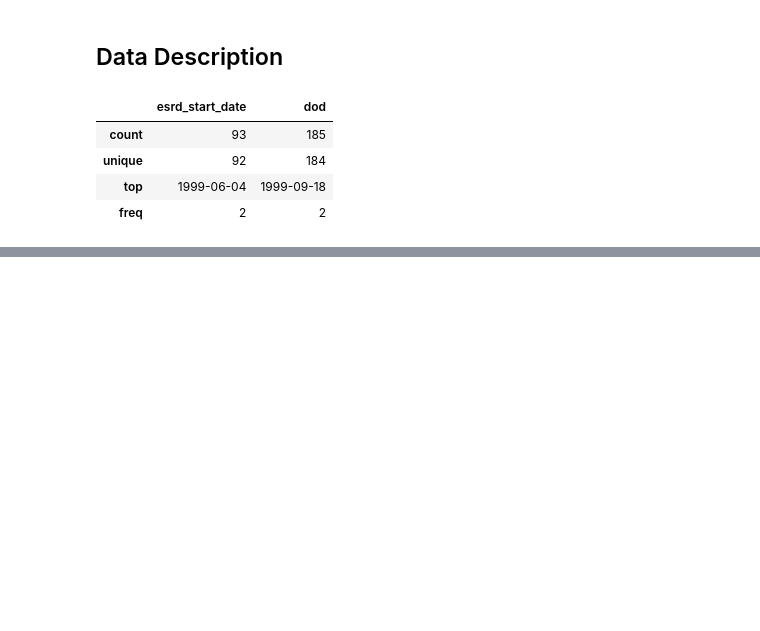
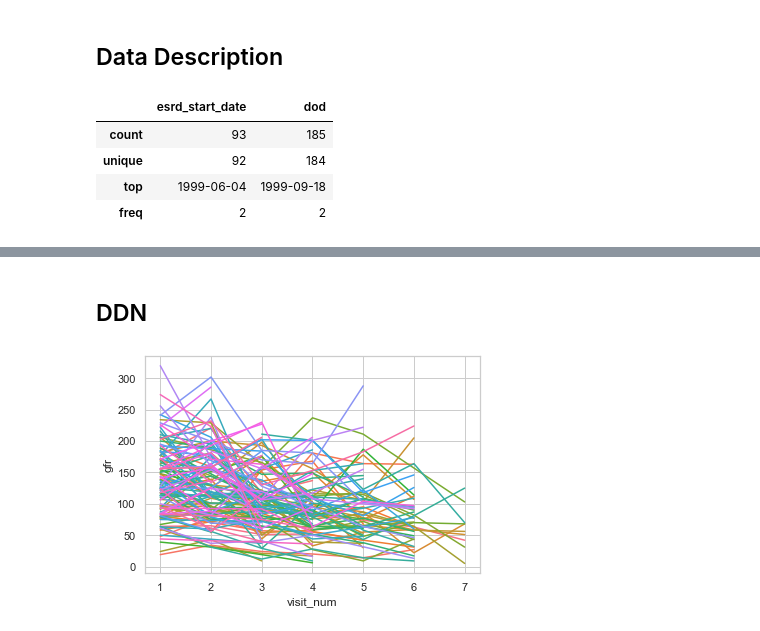
Before and after one commit to netiony/CHCO-Code, a Jupyter notebook: Petter Bjornstad/Pima/master_data/tim_merge/tim_merge.ipynb, the cells around one changed output, grey strips where cells are left out. Cells and saved outputs as stored; diff of their text form; code cells hidden in the pictures; blank space fills up the shorter version.

```diff
--- a/Petter Bjornstad/Pima/master_data/tim_merge/tim_merge.ipynb
+++ b/Petter Bjornstad/Pima/master_data/tim_merge/tim_merge.ipynb
@@ -55,0 +80,8 @@ gfr.dropna(axis=0,subset=gfr_cols,how='all').dropna(axis=1,how='all')
+# %% [markdown]
+## DDN
+# %%
+ddn = pd.read_csv(wd+'Nelson13DKN151Determ_DATA_2021-02-04_1610.csv',low_memory=False).dropna(axis=1,how='all')
+get_gfr(ddn)
+plot_gfr(ddn)
+# %% [output]
+[figure, added]
```
Also changed, not shown: parts of 9 cells of this notebook, 1 other file.
